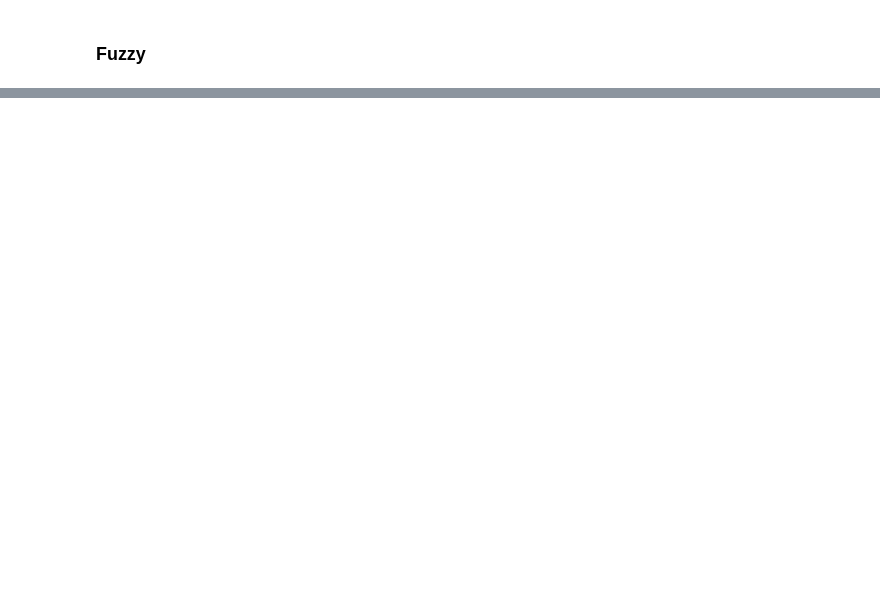
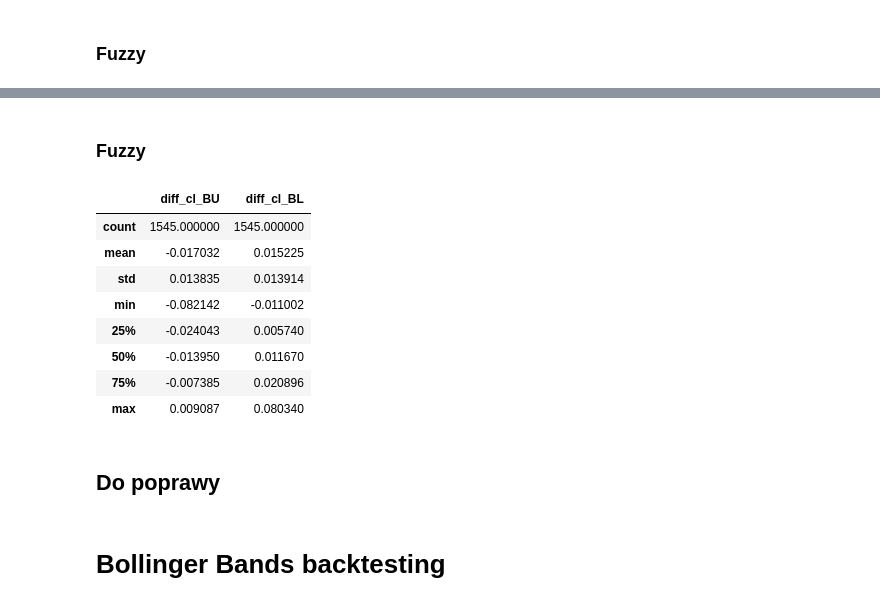
Before and after one commit to kkarolina71/praca_magisterska, a Jupyter notebook: EURUSD_d_fuzz_backtesting.ipynb, the cells around one changed output, grey strips where cells are left out. Saved outputs shown, nothing was run; the diff lists cells and outputs as text; code cells hidden in the pictures; blank space fills up the shorter version.

```diff
--- a/EURUSD_d_fuzz_backtesting.ipynb
+++ b/EURUSD_d_fuzz_backtesting.ipynb
@@ -960,0 +940,20 @@ dtype: object
+# %% [markdown]
+### Fuzzy
+# %%
+# Calculating the difference between Close price and upper and lower band
+data['diff_cl_BU'] = data['Close'] - data['BU']
+data['diff_cl_BL'] = data['Close'] - data['BL']
+# %%
+data[['diff_cl_BU', 'diff_cl_BL']].describe()
+# %% [output]
+|  | diff_cl_BU | diff_cl_BL |
+| count | 1545.000000 | 1545.000000 |
+| mean | -0.017032 | 0.015225 |
+| std | 0.013835 | 0.013914 |
+| min | -0.082142 | -0.011002 |
+| 25% | -0.024043 | 0.005740 |
+| 50% | -0.013950 | 0.011670 |
+| 75% | -0.007385 | 0.020896 |
+| max | 0.009087 | 0.080340 |
+# %% [markdown]
+## Do poprawy
@@ -960,0 +1004,2 @@ dtype: object
+# %% [markdown]
+# Bollinger Bands backtesting
```
Also changed, not shown: parts of 39 cells of this notebook.
